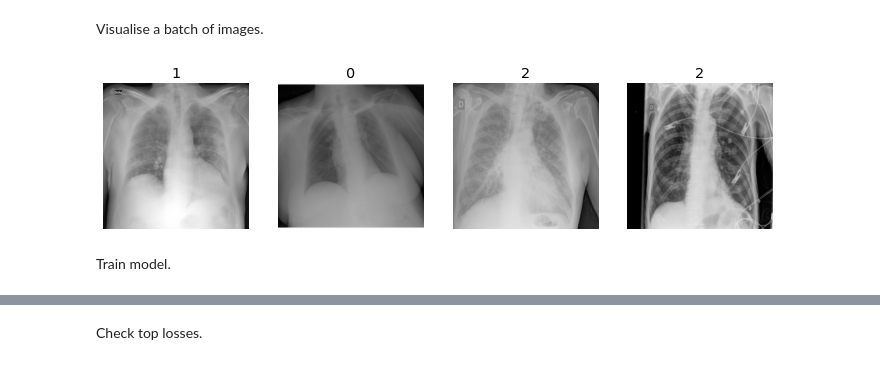
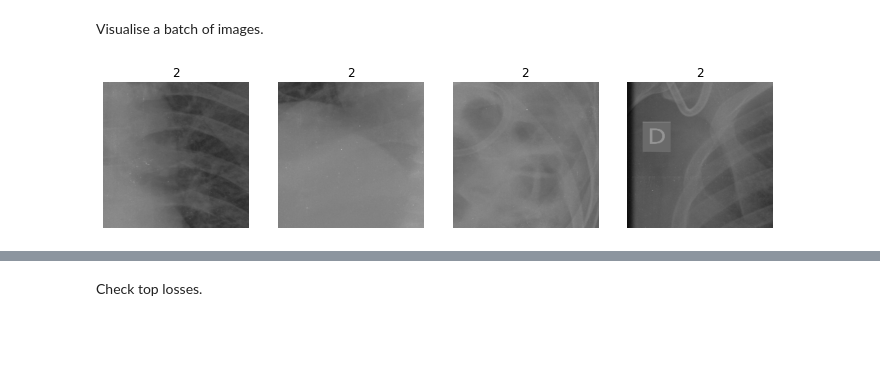
Before and after one commit to avkornaev/Fast_AI_course, a Jupyter notebook: XRayImagesAnalysis.ipynb, the cells around one changed output, grey strips where cells are left out. Cells and saved outputs as stored; diff of their text form; code cells hidden in the pictures; blank space fills up the shorter version.

```diff
--- a/XRayImagesAnalysis.ipynb
+++ b/XRayImagesAnalysis.ipynb
@@ -76,9 +73,6 @@ Create data frame.
 targetsDFa = pd.DataFrame(targets) # auxiliary dataFrame
 targetsDF = np.array([list(targetsDFa.columns+'.png'), list(targetsDFa.loc['study_level'].values)])
 targetsDF = pd.DataFrame(targetsDF.T, columns = ['file_name', 'label'])
-# %%
-if NoOfImds != 'all':
-  targetsDF = targetsDF[0:NoOfImds]
 # %%
 targetsDF.head()
 # %% [output]
@@ -119,5 +111,4 @@ xray = DataBlock(
     get_x=lambda x: dataPath/imdsFolder/x[0],
     splitter=RandomSplitter(valid_pct=0.2, seed=42),
     get_y=lambda x: x[1],
-    item_tfms=Resize(reqImSize))
-    #item_tfms=RandomCrop(reqImSize))
+    item_tfms=RandomCrop(reqImSize))
@@ -126,3 +118,2 @@ xray = DataBlock(
 # %%
-dls = xray.dataloaders(targetsDF.values, path=dataPath/imdsFolder,
-                       num_workers=0, verbose=None, bs=batchSize)
+dls = xray.dataloaders(targetsDF.values, path=dataPath/imdsFolder, num_workers=0, verbose=True)
@@ -141,8 +147,6 @@ fns
 Visualise a batch of images.
 # %%
 #dls = xray.dataloaders(targetsDF.values, num_workers=0)
-dls.train.show_batch(max_n=4, nrows=1, unique=None) # uniqu=True allows to display only 1 image
+dls.train.show_batch(max_n=4, nrows=1, unique=True)
 # %% [output]
-[figure, old version]
+[figure, new version]
-# %% [markdown]
-Train model.
```
Also changed, not shown: parts of 31 cells of this notebook.
